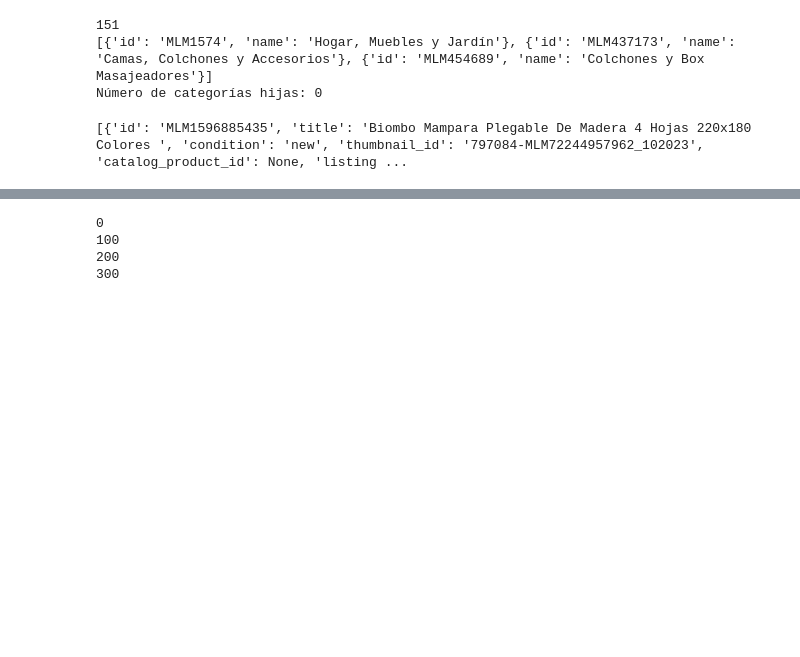
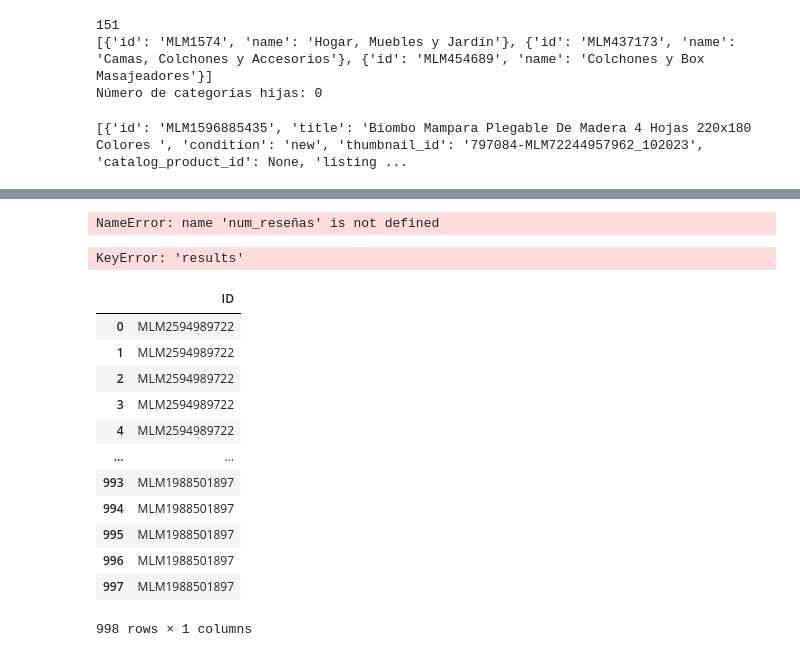
Before and after one commit to OscarUribeSalazar/Tesis-Maestria, a Jupyter notebook: Api Reseñas.ipynb, the cells around one changed output, grey strips where cells are left out. Cells and saved outputs as stored; diff of their text form; code cells hidden in the pictures; blank space fills up the shorter version.

```diff
--- a/Api Reseñas.ipynb
+++ b/Api Reseñas.ipynb
@@ -314,7 +314,6 @@ info_reseña = []
 
 for j in range(0, num_reseñas, 100):
     offset_2 = j
-    print(offset_2)
     url = f"https://api.mercadolibre.com/reviews/item/{id_producto}?limit={limit}&offset={offset_2}"
     response = requests.request("GET", url, headers=headers, data=payload, timeout=10)
     data = response.json()
@@ -364,10 +363,69 @@ info_reseña_df = pd.DataFrame(info_reseña)
 # Guardar los datos en un archivo CSV
 info_reseña_df.to_csv('Reseñas', index=False)
 # %% [output]
-0
-100
-200
-300
+NameError: name 'num_reseñas' is not defined
+# %%
+import requests
+import pandas as pd
+
+id_categoria = 'MLM455214'
+limit = 50
+
+url = f"https://api.mercadolibre.com/sites/MLM/search?limit={limit}&category={id_categoria}&offset=0"
+
+payload = {}
+headers = {
+    'Authorization': 'Bearer APP_USR-7740131767656174-010900-c9427735e864d21c5477524480484929-17228348'
+}
+
+response = requests.request("GET", url, headers=headers, data=payload, timeout=50)
+data = response.json()
+resultados = len(data['results'])
+num_resultados = data['paging']['total']
+
+info_categoria = []
+
+for j in range(0, num_resultados, 50):
+    offset_3 = j
+    url = f"https://api.mercadolibre.com/sites/MLM/search?limit={limit}&category={id_categoria}&offset={offset_3}"
+    response = requests.request("GET", url, headers=headers, data=payload, timeout=50)
+    data = response.json()
+    resultados = len(data['results'])
+    if resultados == 0:
+        break  # Rompe el bucle si no hay más reseñas
+
+    for i in range(resultados):
+        elemento = data['results'][1]
+        id = elemento['id']
+
+        #Agregar los datos al Dataframe
+        info_categoria.append({
+            "ID": id,
+        })
+
+# Crear un DataFrame a partir de la lista de reseñas
+categoria_df = pd.DataFrame(info_categoria)
+
+# Guardar los datos en un archivo CSV
+categoria_df.to_csv('Reseñas', index=False)
+# %% [output]
+KeyError: 'results'
+# %%
+categoria_df
+# %% [output]
+|  | ID |
+| 0 | MLM2594989722 |
+| 1 | MLM2594989722 |
+| 2 | MLM2594989722 |
+| 3 | MLM2594989722 |
+| 4 | MLM2594989722 |
+| ... | ... |
+| 993 | MLM1988501897 |
+| 994 | MLM1988501897 |
+| 995 | MLM1988501897 |
+| 996 | MLM1988501897 |
+| 997 | MLM1988501897 |
+998 rows × 1 columns
 # %%
 info_reseña_df.head()
 # %% [output]
```
Also changed, not shown: parts of 2 cells of this notebook, 1 other file.
